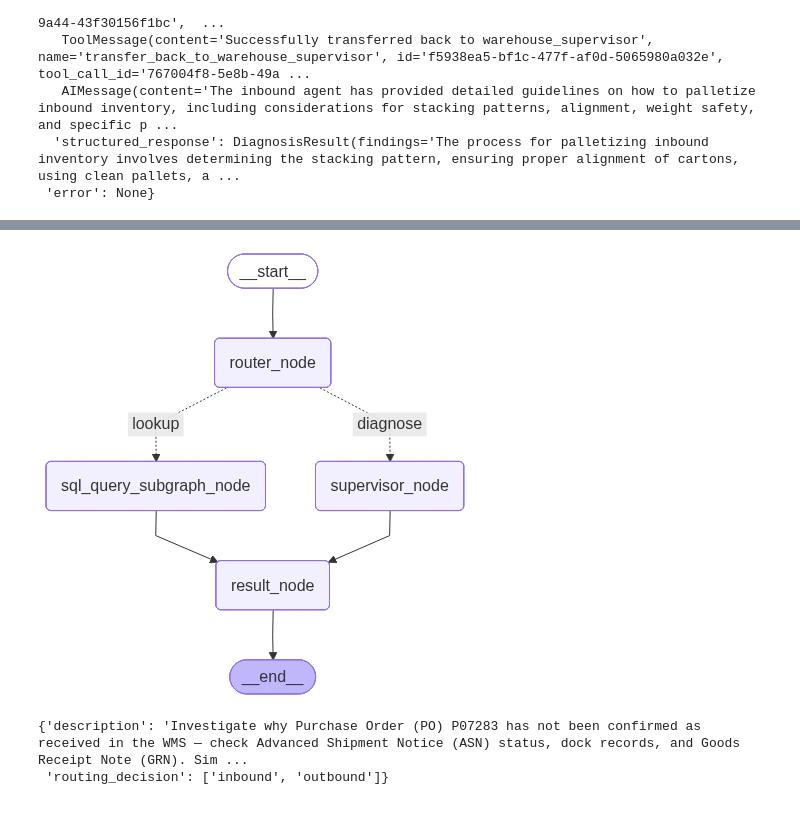
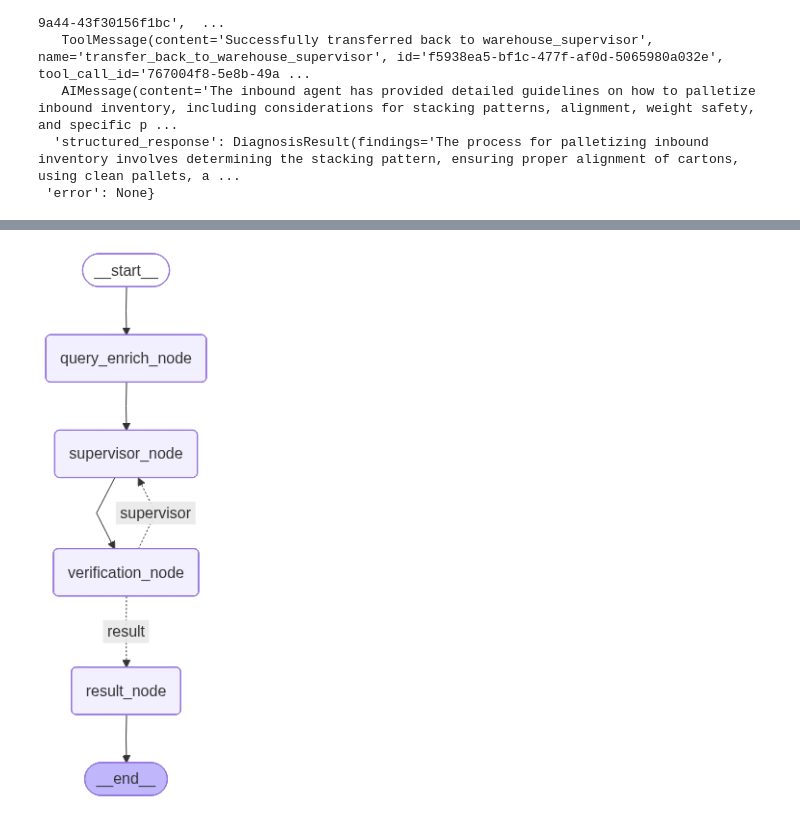
Before and after one commit to rahul22061999/wms_incident_copilot, a Jupyter notebook: src/test.ipynb, the cells around one changed output, grey strips where cells are left out. Saved outputs shown, nothing was run; the diff lists cells and outputs as text; code cells hidden in the pictures.

Commit message:
added feedback agent

```diff
--- a/src/test.ipynb
+++ b/src/test.ipynb
@@ -551,43 +551,44 @@ findings='The process for palletizing inbound inventory involves determining the
 from functools import lru_cache
 from langgraph.graph import StateGraph, START, END
 from langgraph.checkpoint.memory import InMemorySaver
-
 from domain.states.supervisor.diagnose_graph_state import WMState
-from agents.nodes.query_enrich_node import router_node
-from agents.edges.router_intent_edge import router_intent_edge
 from agents.nodes.supervisor_node import WarehouseSupervisorNode
+from agents.nodes.verification_node import verification_node
+from agents.nodes.query_enrich_node import query_enrich_node
 from agents.nodes.result_node import result_node
-from agents.nodes.sql_lookup_subgraph_node import sql_query_subgraph_node
+from agents.edges.verification_router import route_after_verification
 from IPython.display import display, Image
 
 supervisor_node = WarehouseSupervisorNode()
+
 @lru_cache(maxsize=1)
 def _application_graph():
     builder = StateGraph(WMState)
 
-    builder.add_node("router_node", router_node)
-    builder.add_node("sql_query_subgraph_node", sql_query_subgraph_node)
+    builder.add_node("query_enrich_node", query_enrich_node)
     builder.add_node("supervisor_node", supervisor_node)
+    builder.add_node("verification_node", verification_node)
     builder.add_node("result_node", result_node)
 
-    builder.add_edge(START, "router_node")
+    builder.add_edge(START, "query_enrich_node")
+    builder.add_edge("query_enrich_node", "supervisor_node")
+    builder.add_edge("supervisor_node", "verification_node")
 
     builder.add_conditional_edges(
-        "router_node",
-        router_intent_edge,
+        "verification_node",
+        route_after_verification,
         {
-            "lookup": "sql_query_subgraph_node",
-            "diagnose": "supervisor_node",
+            "supervisor": "supervisor_node",
+            "result": "result_node",
         },
     )
 
-    builder.add_edge("sql_query_subgraph_node", "result_node")
-    builder.add_edge("supervisor_node", "result_node")
     builder.add_edge("result_node", END)
-
     return builder
 
+_application_graph.cache_clear()
 checkpointer = InMemorySaver()
-graph = _application_graph().compile(checkpointer)
+graph = _application_graph().compile(checkpointer=checkpointer)
+
 display(Image(graph.get_graph().draw_mermaid_png()))
 # %% [output]
@@ -594,11 +598 @@ display(Image(graph.get_graph().draw_mermaid_png()))
-[figure, old version]
+[figure, new version]
-# %%
-from agents.nodes.query_enrich_node import query_enrich_node
-from domain.states.supervisor.diagnose_graph_state import WMState
-query_enrich_node(
-    WMState(description="Why is P07283 not received and sku004 npt picked", session_id="example", ticket_number="INC",
-                   user_id="rahul")
-)
-# %% [output]
-{'description': 'Investigate why Purchase Order (PO) P07283 has not been confirmed as received in the WMS — check Advanced Shipment Notice (ASN) status, dock records, and Goods Receipt Note (GRN). Sim ...
- 'routing_decision': ['inbound', 'outbound']}
```
Also changed, not shown: parts of 2 cells of this notebook, 15 other files.
